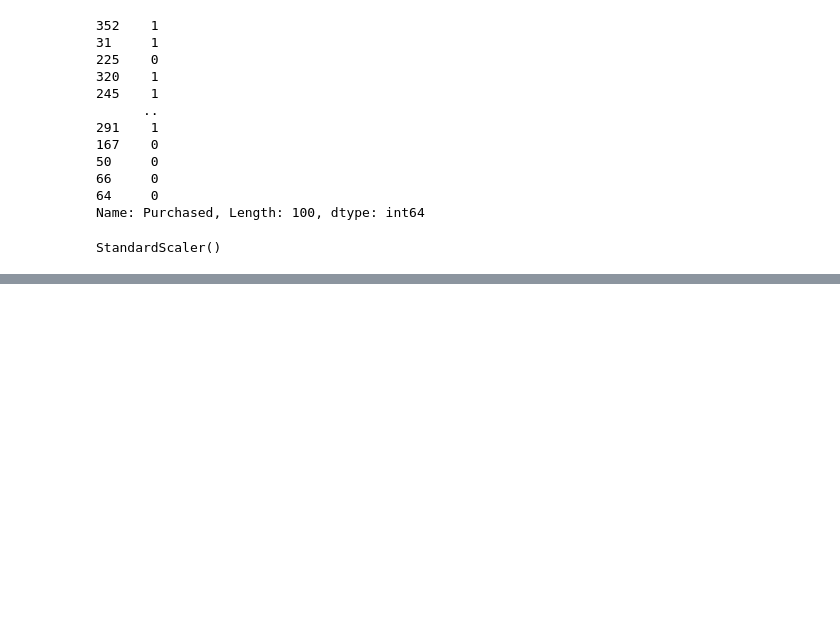
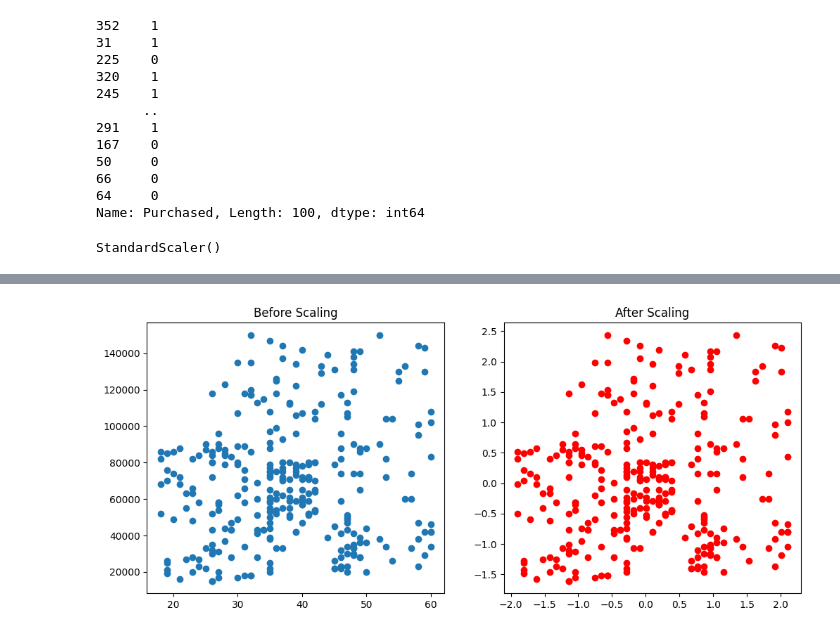
Before and after one commit to Hunnykumar007/SimpleLinearAlgorithm, a Jupyter notebook: notebooks/Feature_Engineering.ipynb, the cells around one changed output, grey strips where cells are left out. Saved outputs shown, nothing was run; the diff lists cells and outputs as text; code cells hidden in the pictures; blank space fills up the shorter version.

```diff
--- a/notebooks/Feature_Engineering.ipynb
+++ b/notebooks/Feature_Engineering.ipynb
@@ -162,4 +162,4 @@ scaler.fit(X_train)
 # %% [output]
 StandardScaler()
 # %%
-scaler.transform(X_train)
+X_train_scaled=scaler.transform(X_train)
@@ -203,0 +229,14 @@ array([[ 0.38596703,  0.63872088],
+# %%
+# Effect of scaling
+import matplotlib.pyplot as plt
+fig, (ax1, ax2) = plt.subplots(1, 2, figsize=(12, 5))
+ax1.scatter(X_train['Age'], X_train['EstimatedSalary'])
+ax1.set_title('Before Scaling')
+
+X_train_scaled_df = pd.DataFrame(X_train_scaled, columns=X_train.columns)
+ax2.scatter(X_train_scaled_df['Age'], X_train_scaled_df['EstimatedSalary'], color='red')
+ax2.set_title('After Scaling')
+
+plt.show()
+# %% [output]
+[figure, added]
```
Also changed, not shown: parts of 57 cells of this notebook.
